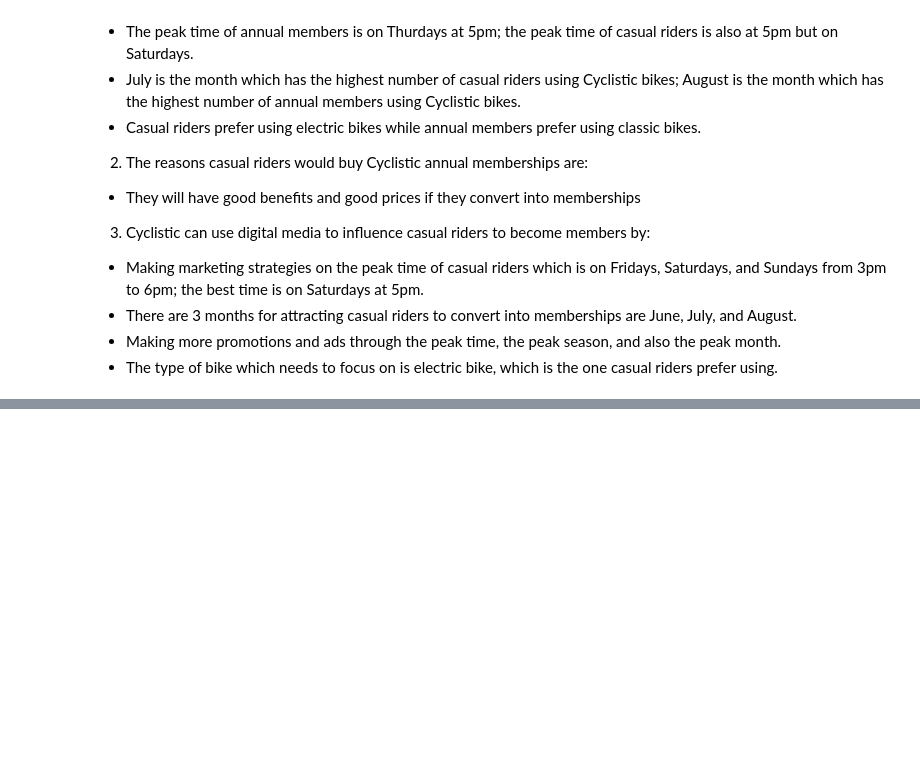
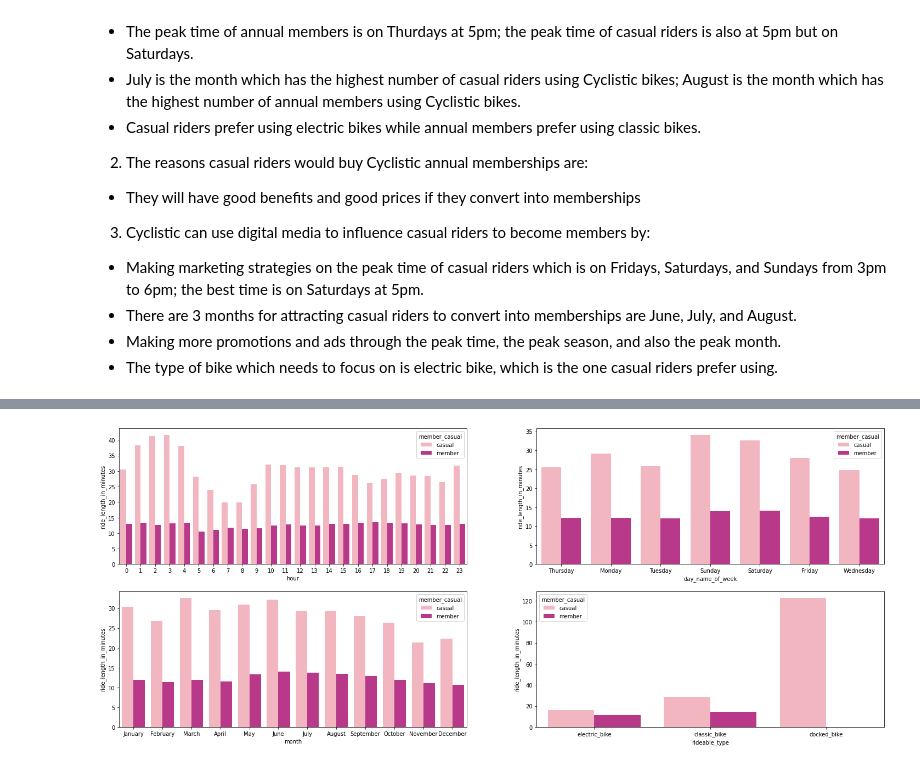
Before and after one commit to vynguyen293/Cyclistic-Bike-Share-Analysis, a Jupyter notebook: Cyclistic-Bike-Share-Analysis.ipynb, the cells around one changed output, grey strips where cells are left out. Drawn from its saved outputs; the diff is of its cells as text; code cells hidden in the pictures; blank space fills up the shorter version.

```diff
--- a/Cyclistic-Bike-Share-Analysis.ipynb
+++ b/Cyclistic-Bike-Share-Analysis.ipynb
@@ -486,0 +473,14 @@ plt.show()
+# %%
+# Summarizing the Average of Visualizations
+plt.figure(figsize=(25,10))
+plt.subplot(2,2,1)
+sns.barplot(data=df, x='hour', y='ride_length_in_minutes', hue='member_casual', palette='RdPu', ci=None)
+plt.subplot(2,2,2)
+sns.barplot(data=df, x='day_name_of_week', y='ride_length_in_minutes', hue='member_casual', palette='RdPu', ci=None)
+plt.subplot(2,2,3)
+sns.barplot(data=df, x='month', y='ride_length_in_minutes', hue='member_casual', palette='RdPu', ci=None)
+plt.subplot(2,2,4)
+sns.barplot(data=df, x='rideable_type', y='ride_length_in_minutes', hue='member_casual', palette='RdPu', ci=None)
+plt.show()
+# %% [output]
+[figure, added]
```
Also changed, not shown: parts of 6 cells of this notebook.
